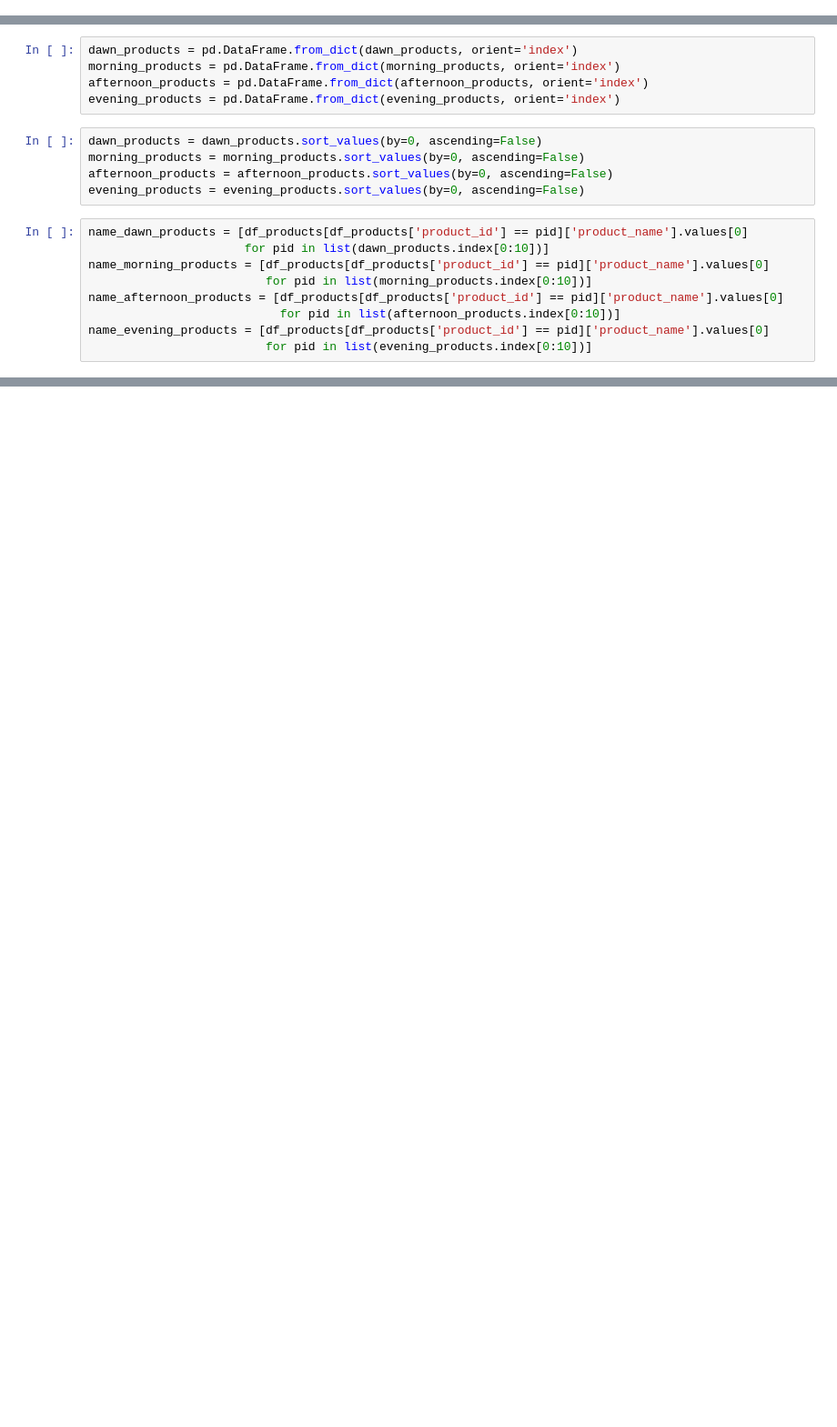
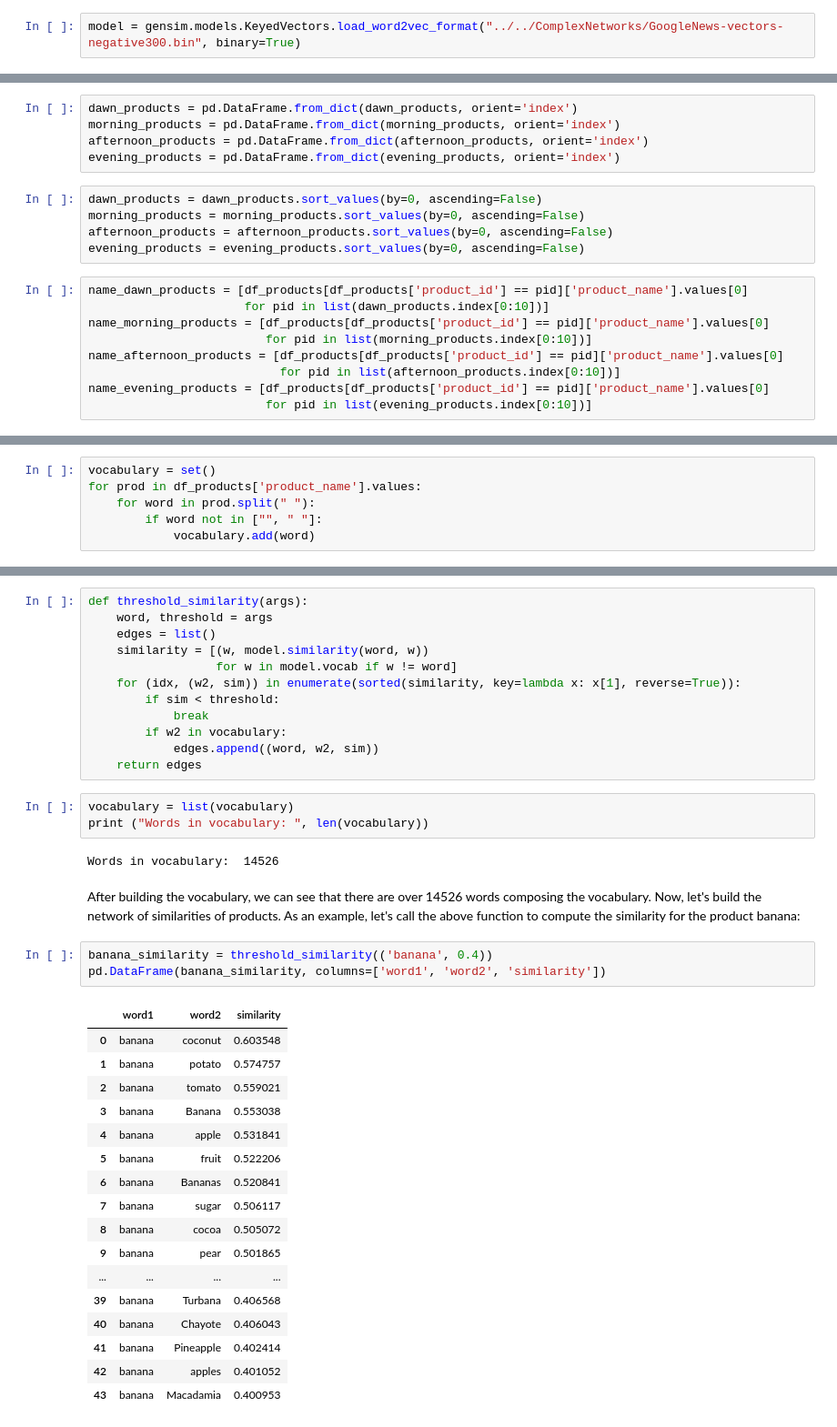
Before and after one commit to clebsonc/DataScienceDCC, a Jupyter notebook: InstaCart/Instacark Market Basket Analysis.ipynb, the cells around one changed output, grey strips where cells are left out. Shown at 91% size. Drawn from its saved outputs; the diff is of its cells as text; blank space fills up the shorter version.

```diff
--- a/InstaCart/Instacark Market Basket Analysis.ipynb
+++ b/InstaCart/Instacark Market Basket Analysis.ipynb
@@ -19,6 +20,8 @@ df_order_products_train = pd.read_csv("order_products__train.csv")
 df_orders = pd.read_csv('orders.csv')
 df_products = pd.read_csv('products.csv')
 df_sample_submission = pd.read_csv('sample_submission.csv')
+# %%
+model = gensim.models.KeyedVectors.load_word2vec_format("../../ComplexNetworks/GoogleNews-vectors-negative300.bin", binary=True)
 # %% [markdown]
 # Understanding each dataset
 # %% [markdown]
@@ -693,0 +706,6 @@ there
+# %%
+vocabulary = set()
+for prod in df_products['product_name'].values:
+    for word in prod.split(" "):
+        if word not in ["", " "]:
+            vocabulary.add(word)
@@ -693,0 +714,40 @@ there
+# %%
+def threshold_similarity(args):
+    word, threshold = args
+    edges = list()
+    similarity = [(w, model.similarity(word, w))
+                  for w in model.vocab if w != word]
+    for (idx, (w2, sim)) in enumerate(sorted(similarity, key=lambda x: x[1], reverse=True)):
+        if sim < threshold:
+            break
+        if w2 in vocabulary:
+            edges.append((word, w2, sim))
+    return edges
+# %%
+vocabulary = list(vocabulary)
+print ("Words in vocabulary: ", len(vocabulary))
+# %% [output]
+Words in vocabulary:  14526
+# %% [markdown]
+After building the vocabulary, we can see that there are over 14526 words composing the vocabulary. Now, let's build the network of similarities of products. As an example, let's call the above function to compute the similarity for the product banana:
+# %%
+banana_similarity = threshold_similarity(('banana', 0.4))
+pd.DataFrame(banana_similarity, columns=['word1', 'word2', 'similarity'])
+# %% [output]
+|  | word1 | word2 | similarity |
+| 0 | banana | coconut | 0.603548 |
+| 1 | banana | potato | 0.574757 |
+| 2 | banana | tomato | 0.559021 |
+| 3 | banana | Banana | 0.553038 |
+| 4 | banana | apple | 0.531841 |
+| 5 | banana | fruit | 0.522206 |
+| 6 | banana | Bananas | 0.520841 |
+| 7 | banana | sugar | 0.506117 |
+| 8 | banana | cocoa | 0.505072 |
+| 9 | banana | pear | 0.501865 |
+| ... | ... | ... | ... |
+| 39 | banana | Turbana | 0.406568 |
+| 40 | banana | Chayote | 0.406043 |
+| 41 | banana | Pineapple | 0.402414 |
+| 42 | banana | apples | 0.401052 |
+| 43 | banana | Macadamia | 0.400953 |
```
Also changed, not shown: parts of 21 cells of this notebook.
